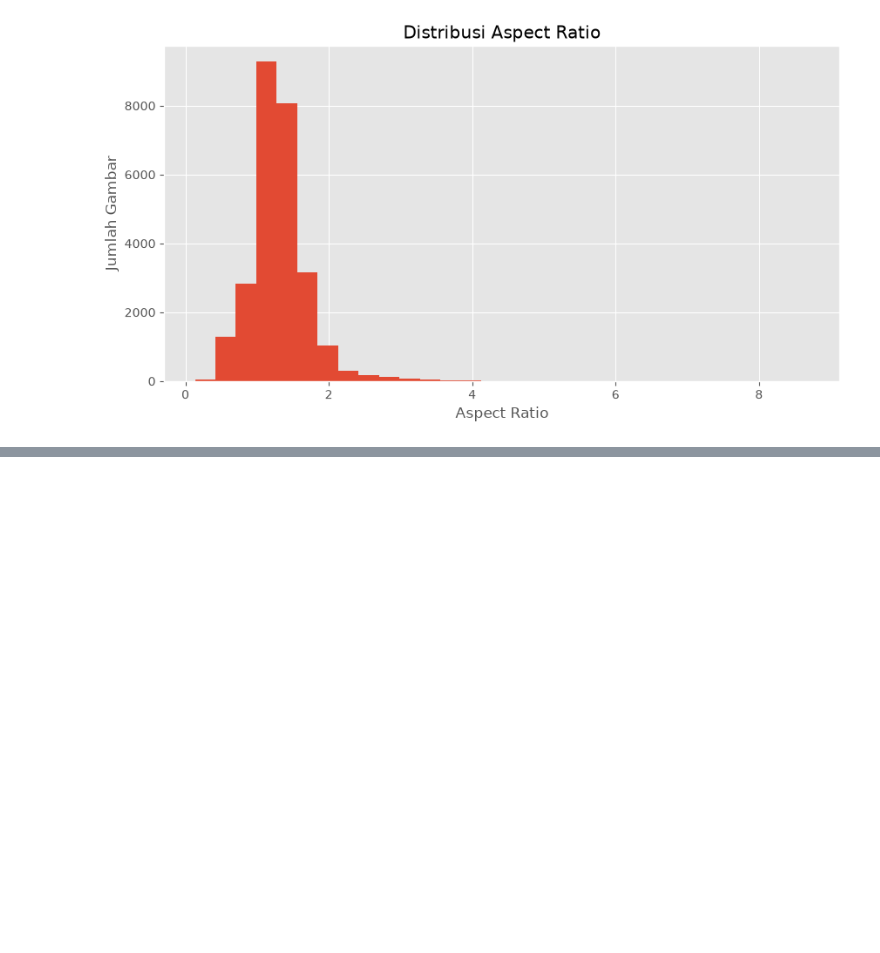
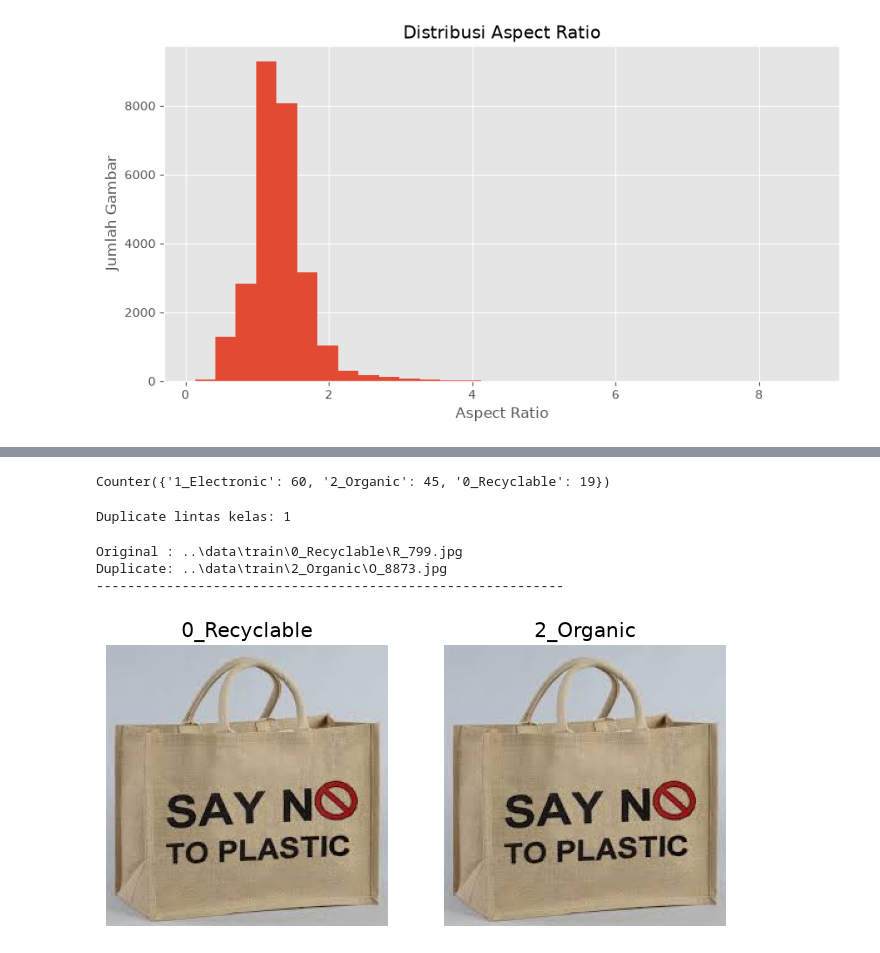
Before and after one commit to viannarka/BDC2026, a Jupyter notebook: notebooks/01_EDA.ipynb, the cells around one changed output, grey strips where cells are left out. Drawn from its saved outputs; the diff is of its cells as text; code cells hidden in the pictures; blank space fills up the shorter version.

Commit message:
Add duplicate image analysis to EDA

```diff
--- a/notebooks/01_EDA.ipynb
+++ b/notebooks/01_EDA.ipynb
@@ -193,0 +230,10 @@ plt.show()
+# %%
+if duplicates:
+    print("Daftar Duplicate:\n")
+
+    for original, duplicate in duplicates:
+        print(f"Asli      : {original}")
+        print(f"Duplicate : {duplicate}")
+        print("-" * 60)
+else:
+    print("Tidak ditemukan gambar yang identik.")
@@ -193,0 +258,50 @@ plt.show()
+# %%
+from collections import Counter
+
+duplicate_classes = []
+
+for original, duplicate in duplicates:
+    duplicate_classes.append(original.parent.name)
+    duplicate_classes.append(duplicate.parent.name)
+
+Counter(duplicate_classes)
+# %% [output]
+Counter({'1_Electronic': 60, '2_Organic': 45, '0_Recyclable': 19})
+# %%
+cross_class = []
+
+for original, duplicate in duplicates:
+    if original.parent.name != duplicate.parent.name:
+        cross_class.append((original, duplicate))
+
+print(f"Duplicate lintas kelas: {len(cross_class)}")
+# %% [output]
+Duplicate lintas kelas: 1
+# %%
+for original, duplicate in cross_class:
+    print("Original :", original)
+    print("Duplicate:", duplicate)
+    print("-" * 60)
+# %% [output]
+Original : ..\data\train\0_Recyclable\R_799.jpg
+Duplicate: ..\data\train\2_Organic\O_8873.jpg
+------------------------------------------------------------
+# %%
+from PIL import Image
+import matplotlib.pyplot as plt
+
+original, duplicate = cross_class[0]
+
+fig, ax = plt.subplots(1, 2, figsize=(8,4))
+
+ax[0].imshow(Image.open(original))
+ax[0].set_title(original.parent.name)
+ax[0].axis("off")
+
+ax[1].imshow(Image.open(duplicate))
+ax[1].set_title(duplicate.parent.name)
+ax[1].axis("off")
+
+plt.show()
+# %% [output]
+[figure, added]
```
Also changed, not shown: parts of 6 cells of this notebook.
